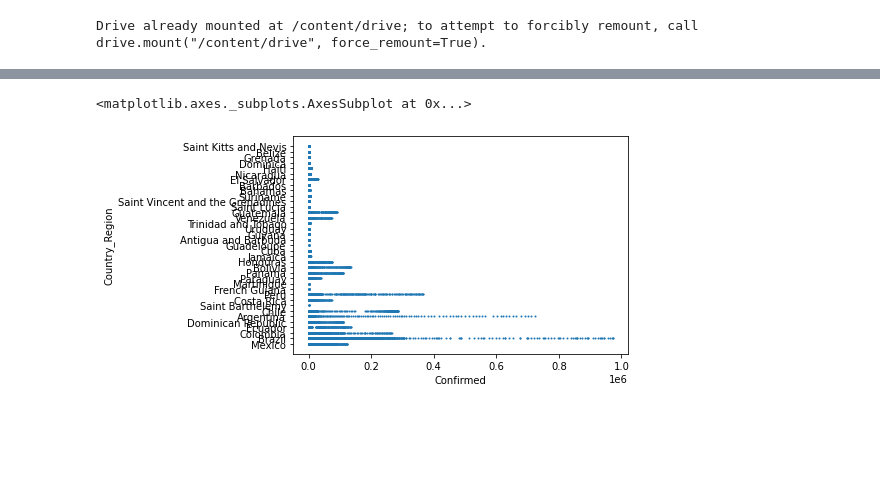
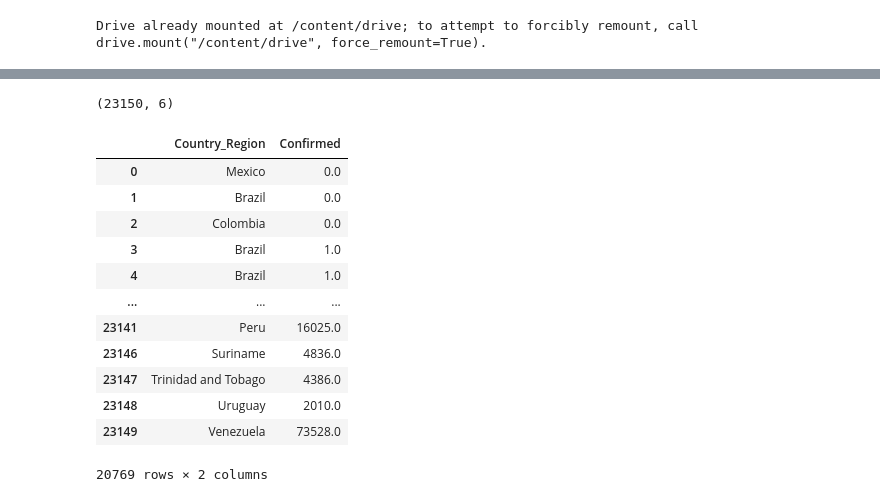
Before and after one commit to Tranqpenguin/CSC310, a Jupyter notebook: assignment 4/HW4.ipynb, the cells around one changed output, grey strips where cells are left out. Cells and saved outputs as stored; diff of their text form; code cells hidden in the pictures; blank space fills up the shorter version.

```diff
--- a/assignment 4/HW4.ipynb
+++ b/assignment 4/HW4.ipynb
@@ -101,5 +118,21 @@ df.groupby(['Confirmed'])
-# %%
-df.plot.scatter(x = 'Confirmed', y = 'Country_Region', s=1)
-# %% [output]
-<matplotlib.axes._subplots.AxesSubplot at 0x...>
-[figure, removed]
+# %%
+df.shape
+# %% [output]
+(23150, 6)
+# %%
+dfc = df.groupby(['Confirmed'])[['Country_Region', 'Confirmed']]
+dfc.head(10)
+# %% [output]
+|  | Country_Region | Confirmed |
+| 0 | Mexico | 0.0 |
+| 1 | Brazil | 0.0 |
+| 2 | Colombia | 0.0 |
+| 3 | Brazil | 1.0 |
+| 4 | Brazil | 1.0 |
+| ... | ... | ... |
+| 23141 | Peru | 16025.0 |
+| 23146 | Suriname | 4836.0 |
+| 23147 | Trinidad and Tobago | 4386.0 |
+| 23148 | Uruguay | 2010.0 |
+| 23149 | Venezuela | 73528.0 |
+20769 rows × 2 columns
```
Also changed, not shown: parts of 12 cells of this notebook.
